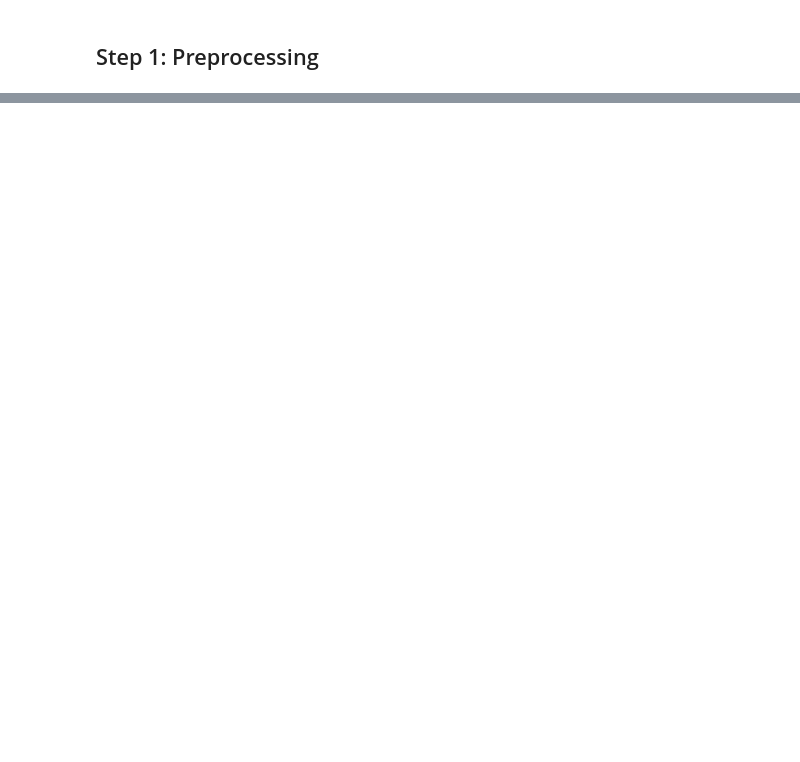
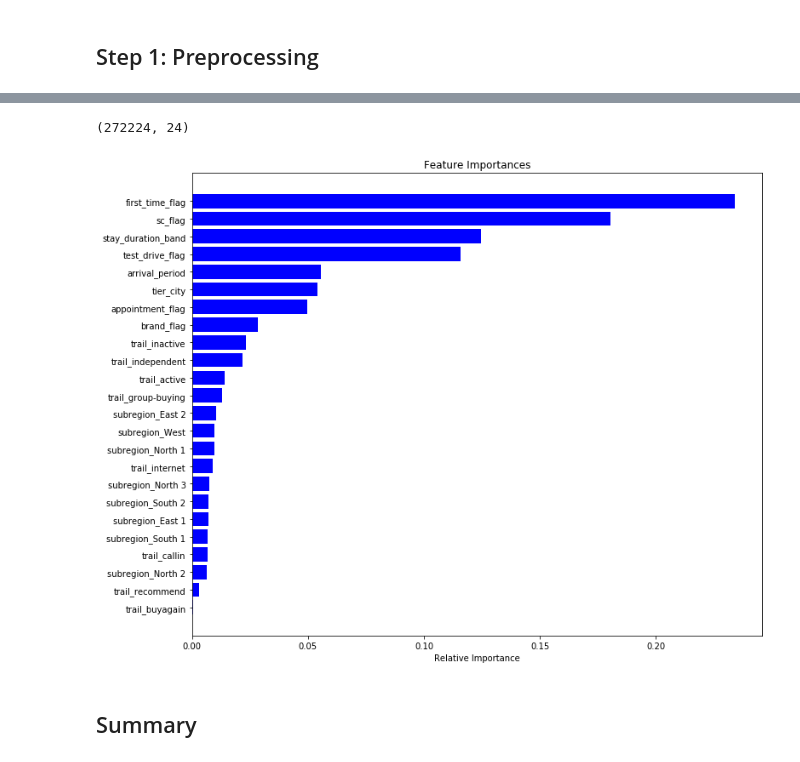
Before and after one commit to wuguangxinchn/DSND_Term2_Customer_Visit_Analysis, a Jupyter notebook: customer_visit_analysis.ipynb, the cells around one changed output, grey strips where cells are left out. Saved outputs shown, nothing was run; the diff lists cells and outputs as text; code cells hidden in the pictures; blank space fills up the shorter version.

```diff
--- a/customer_visit_analysis.ipynb
+++ b/customer_visit_analysis.ipynb
@@ -83,0 +248,2 @@ array(['看车比价', '办手续', '交车', '订单', '其他', '退订', nan,
+# %%
+data['brand_flag'] = data.current_brand.apply(lambda x : 0 if str(x)=='nan' else 1)
@@ -83,0 +314,6 @@ array(['看车比价', '办手续', '交车', '订单', '其他', '退订', nan,
+# %%
+X = final_df.drop(['target'],axis=1).as_matrix()
+y = final_df['target'].as_matrix()
+X_train, X_test, y_train, y_test = train_test_split(X, y, test_size=0.3, random_state=0)
+print(X_train.shape)
+print(X_test.shape)
@@ -83,0 +323,8 @@ array(['看车比价', '办手续', '交车', '订单', '其他', '退订', nan,
+# %%
+logreg = LogisticRegression()
+logreg.fit(X_train, y_train)
+y_pred_lr = logreg.predict(X_test)
+y_predprob_lr = logreg.predict_proba(X_test)[:,1]
+acc_log = round(accuracy_score(y_test, y_pred_lr) * 100, 2)
+print(acc_log)
+print(classification_report(y_test, y_pred_lr))
@@ -83,0 +341,8 @@ array(['看车比价', '办手续', '交车', '订单', '其他', '退订', nan,
+# %%
+random_forest = RandomForestClassifier(n_estimators=100)
+random_forest.fit(X_train, y_train)
+y_pred_rf = random_forest.predict(X_test)
+y_predprob_rf = random_forest.predict_proba(X_test)[:,1]
+acc_rf = round(accuracy_score(y_test, y_pred_rf) * 100, 2)
+print(acc_rf)
+print(classification_report(y_test, y_pred_rf))
@@ -83,0 +359,19 @@ array(['看车比价', '办手续', '交车', '订单', '其他', '退订', nan,
+# %%
+X.shape
+# %% [output]
+(272224, 24)
+# %%
+df = final_df.drop(['target'],axis=1)
+features = df.columns[:df.shape[1]]
+importances = random_forest.feature_importances_
+indices = np.argsort(importances)
+
+plt.figure(figsize=(12, 10))
+plt.title('Feature Importances')
+plt.barh(range(len(indices)), importances[indices], color='b', align='center')
+plt.yticks(range(len(indices)), features[indices])
+plt.xlabel('Relative Importance');
+# %% [output]
+[figure, added]
+# %% [markdown]
+## Summary
```
Also changed, not shown: parts of 48 cells of this notebook.
